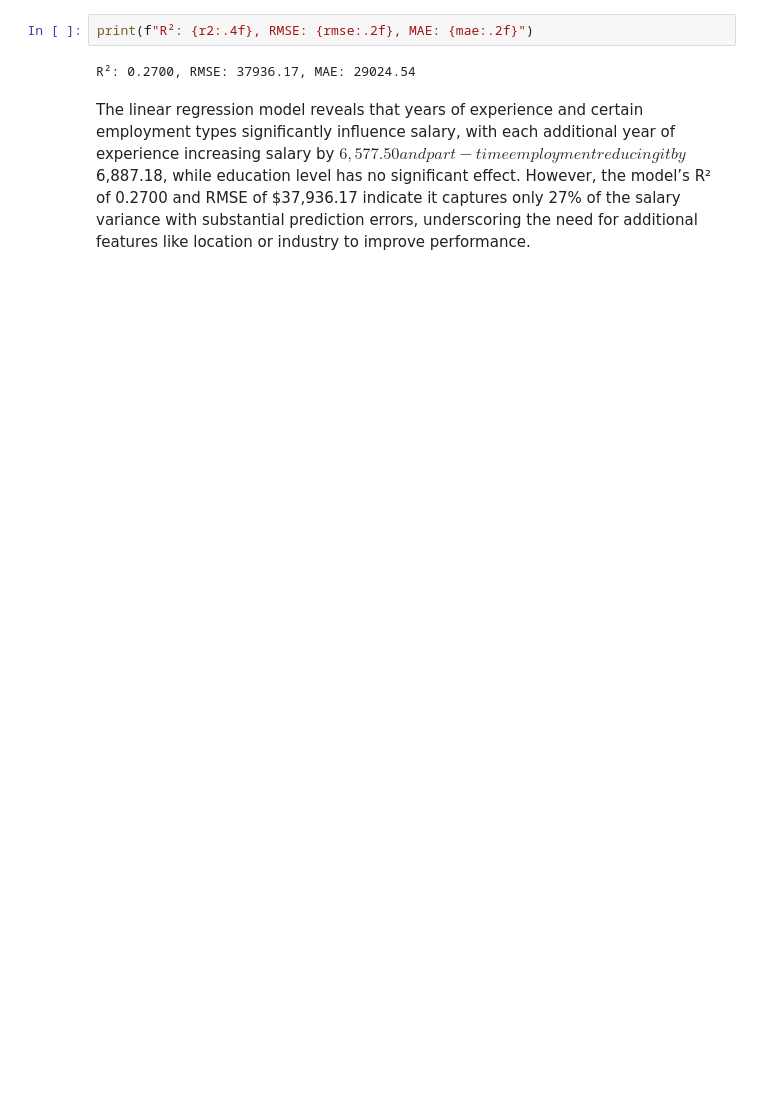
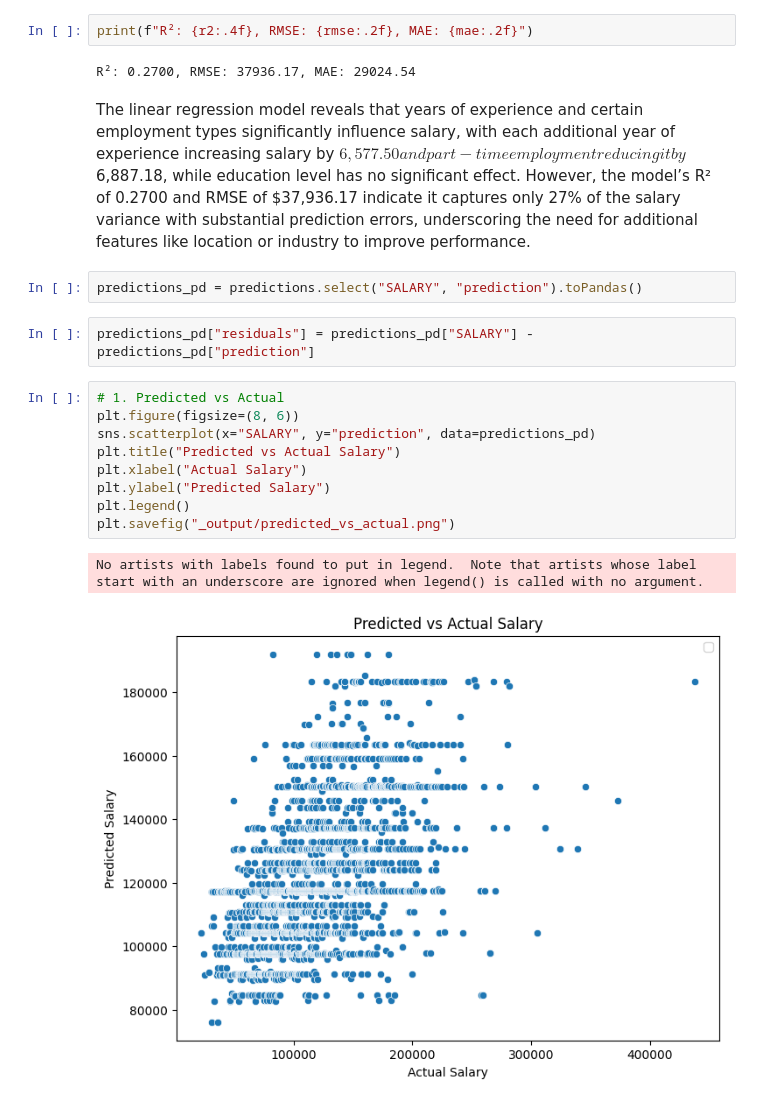
Before and after one commit to met-ad-688/lab08-Yixuan0000, a Jupyter notebook: lab08_YixuanYang.ipynb, the cells around one changed output. Drawn from its saved outputs; the diff is of its cells as text; blank space fills up the shorter version.

Commit message:
model_evaluation_plot

```diff
--- a/lab08_YixuanYang.ipynb
+++ b/lab08_YixuanYang.ipynb
@@ -146,3 +149,19 @@ print(f"R²: {r2:.4f}, RMSE: {rmse:.2f}, MAE: {mae:.2f}")
 R²: 0.2700, RMSE: 37936.17, MAE: 29024.54
 # %% [markdown]
 The linear regression model reveals that years of experience and certain employment types significantly influence salary, with each additional year of experience increasing salary by $6,577.50 and part-time employment reducing it by $6,887.18, while education level has no significant effect. However, the model’s R² of 0.2700 and RMSE of $37,936.17 indicate it captures only 27% of the salary variance with substantial prediction errors, underscoring the need for additional features like location or industry to improve performance.
+# %%
+predictions_pd = predictions.select("SALARY", "prediction").toPandas()
+# %%
+predictions_pd["residuals"] = predictions_pd["SALARY"] - predictions_pd["prediction"]
+# %%
+# 1. Predicted vs Actual
+plt.figure(figsize=(8, 6))
+sns.scatterplot(x="SALARY", y="prediction", data=predictions_pd)
+plt.title("Predicted vs Actual Salary")
+plt.xlabel("Actual Salary")
+plt.ylabel("Predicted Salary")
+plt.legend()
+plt.savefig("_output/predicted_vs_actual.png")
+# %% [output]
+No artists with labels found to put in legend.  Note that artists whose label start with an underscore are ignored when legend() is called with no argument.
+[figure, added]
```
Also changed, not shown: parts of 9 cells of this notebook, 5 other files.
